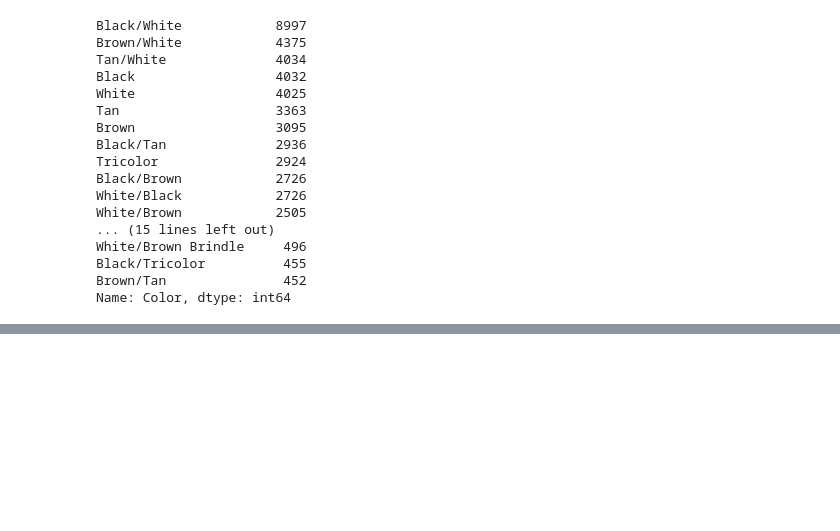
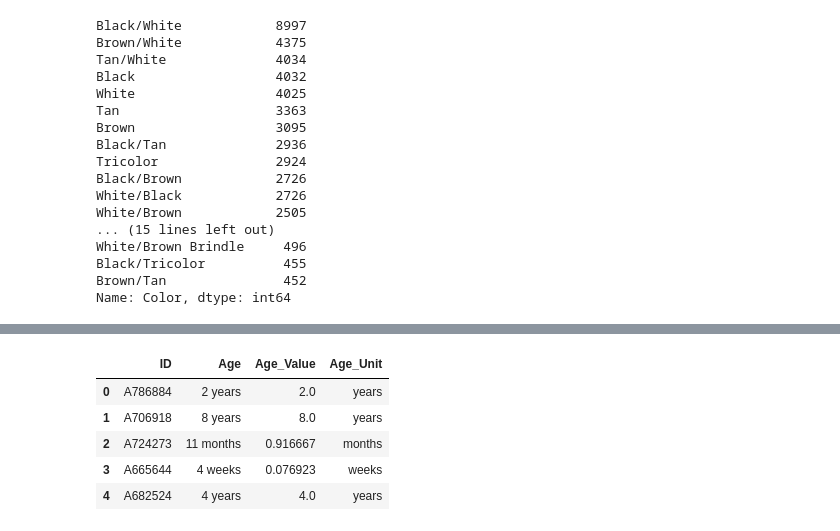
Before and after one commit to M-Outlaw/BootCamp-Mod-20-Animal_Shelter_Analysis, a Jupyter notebook: Intakes_Analysis.ipynb, the cells around one changed output, grey strips where cells are left out. Cells and saved outputs as stored; diff of their text form; code cells hidden in the pictures; blank space fills up the shorter version.

```diff
--- a/Intakes_Analysis.ipynb
+++ b/Intakes_Analysis.ipynb
@@ -256,0 +316,21 @@ Name: Color, dtype: int64
+# %%
+# convert ages in months to ages in years
+
+for row in intake_age_df.index:
+    if((intake_age_df["Age_Unit"].values[row] == "months") | (intake_age_df["Age_Unit"].values[row] == "month")):
+        intake_age_df["Age_Value"].values[row] = float(intake_age_df["Age_Value"].values[row])/12
+    if((intake_age_df["Age_Unit"].values[row] == "weeks") | (intake_age_df["Age_Unit"].values[row] == "week")):
+        intake_age_df["Age_Value"].values[row] = float(intake_age_df["Age_Value"].values[row])/52
+    if((intake_age_df["Age_Unit"].values[row] == "days") | (intake_age_df["Age_Unit"].values[row] == "day")):
+        intake_age_df["Age_Value"].values[row] = float(intake_age_df["Age_Value"].values[row])/365
+    if((intake_age_df["Age_Unit"].values[row] == "years") | (intake_age_df["Age_Unit"].values[row] == "year")):
+        intake_age_df["Age_Value"].values[row] = float(intake_age_df["Age_Value"].values[row])
+
+intake_age_df.head()
+# %% [output]
+|  | ID | Age | Age_Value | Age_Unit |
+| 0 | A786884 | 2 years | 2.0 | years |
+| 1 | A706918 | 8 years | 8.0 | years |
+| 2 | A724273 | 11 months | 0.916667 | months |
+| 3 | A665644 | 4 weeks | 0.076923 | weeks |
+| 4 | A682524 | 4 years | 4.0 | years |
```
Also changed, not shown: parts of 8 cells of this notebook.
